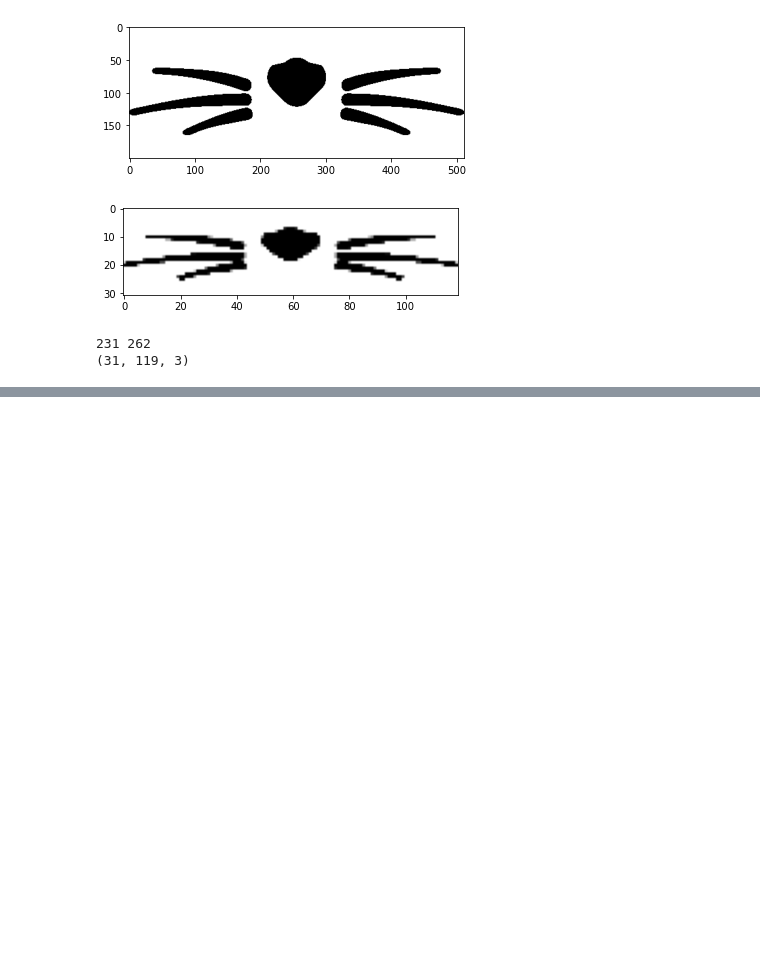
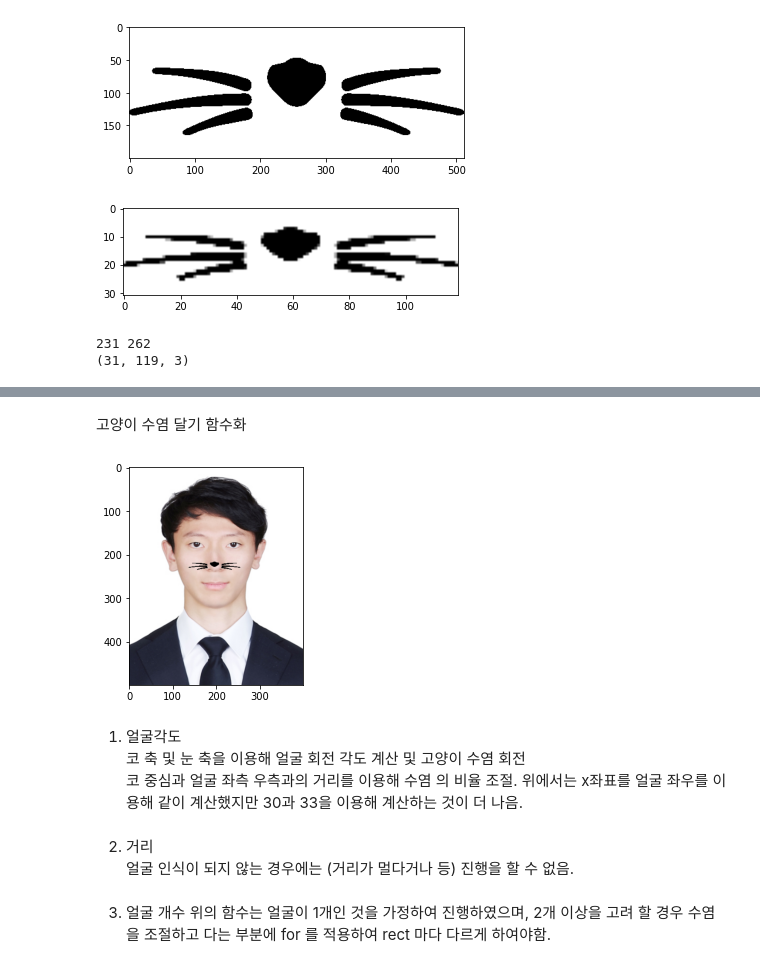
Before and after one commit to kim1987/aiffel, a Jupyter notebook: aiffel/exploration/explore_three.ipynb, the cells around one changed output, grey strips where cells are left out. Drawn from its saved outputs; the diff is of its cells as text; code cells hidden in the pictures; blank space fills up the shorter version.

```diff
--- a/aiffel/exploration/explore_three.ipynb
+++ b/aiffel/exploration/explore_three.ipynb
@@ -210,0 +228,2 @@ plt.show()
+# %% [markdown]
+고양이 수염 달기 함수화
@@ -210,0 +282,19 @@ plt.show()
+# %%
+sticker_path = "./camera_sticker/images/cat.png"
+img_path = "./camera_sticker/images/image.jpg"
+# %%
+plt.imshow(cat_whiskers(img_path,sticker_path))
+plt.show()
+# %% [output]
+[figure, added]
+# %% [markdown]
+1. 얼굴각도
+  코 축 및 눈 축을 이용해 얼굴 회전 각도 계산 및 고양이 수염 회전
+  코 중심과 얼굴 좌측 우측과의 거리를 이용해 수염 의 비율 조절.
+  위에서는 x좌표를 얼굴 좌우를 이용해 같이 계산했지만 30과 33을 이용해 계산하는 것이 더 나음.
+# %% [markdown]
+2. 거리
+  얼굴 인식이 되지 않는 경우에는 (거리가 멀다거나 등) 진행을 할 수 없음.
+# %% [markdown]
+3. 얼굴 개수
+  위의 함수는 얼굴이 1개인 것을 가정하여 진행하였으며, 2개 이상을 고려 할 경우 수염을 조절하고 다는 부분에 for 를 적용하여 rect 마다 다르게 하여야함.
```
Also changed, not shown: parts of 22 cells of this notebook.
